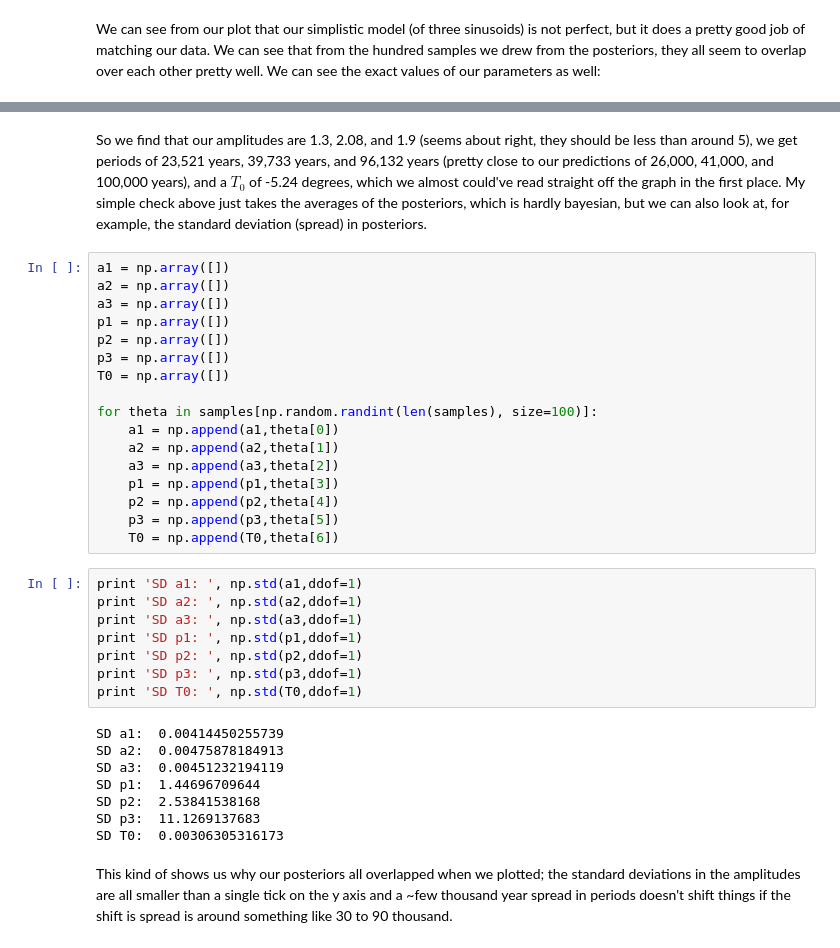
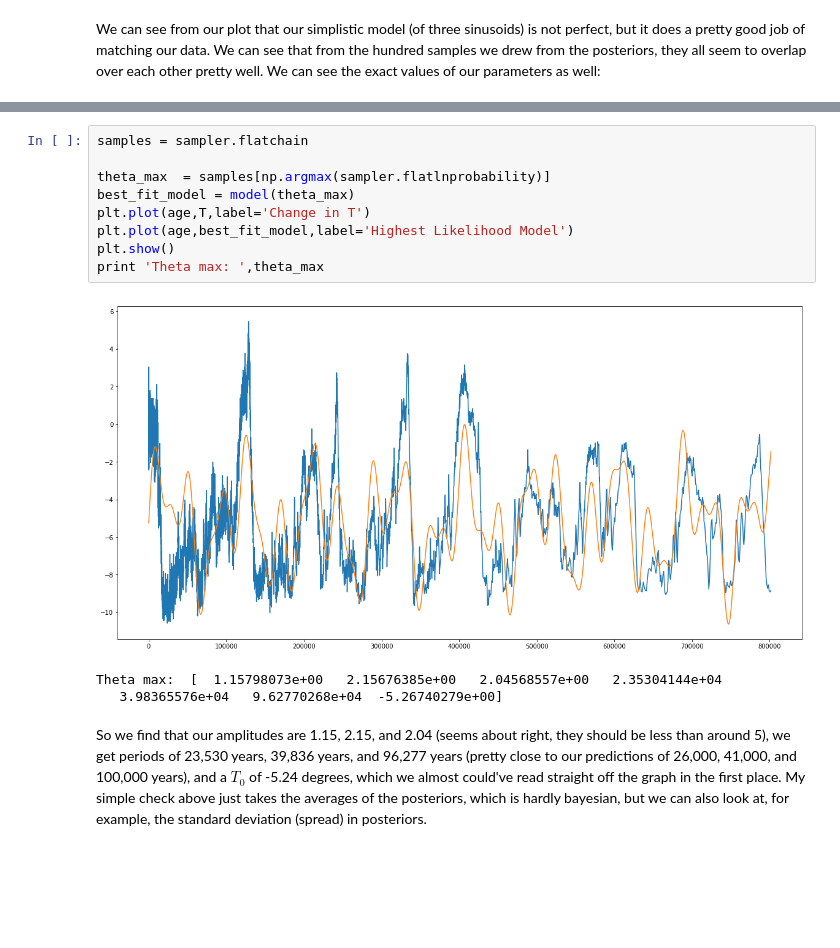
Before and after one commit to prappleizer/prappleizer.github.io, a Jupyter notebook: MCMC.ipynb, the cells around one changed output, grey strips where cells are left out. Drawn from its saved outputs; the diff is of its cells as text; blank space fills up the shorter version.

```diff
--- a/MCMC.ipynb
+++ b/MCMC.ipynb
@@ -152,37 +156,15 @@ print average_theta
+# %%
+samples = sampler.flatchain
+
+theta_max  = samples[np.argmax(sampler.flatlnprobability)]
+best_fit_model = model(theta_max)
+plt.plot(age,T,label='Change in T')
+plt.plot(age,best_fit_model,label='Highest Likelihood Model')
+plt.show()
+print 'Theta max: ',theta_max
+# %% [output]
+[figure, added]
+Theta max:  [  1.15798073e+00   2.15676385e+00   2.04568557e+00   2.35304144e+04
+   3.98365576e+04   9.62770268e+04  -5.26740279e+00]
 # %% [markdown]
-So we find that our amplitudes are 1.3, 2.08, and 1.9 (seems about right, they should be less than around 5), we get periods of 23,521 years, 39,733 years, and 96,132 years (pretty close to our predictions of 26,000, 41,000, and 100,000 years), and a $T_0$ of -5.24 degrees, which we almost could've read straight off the graph in the first place. My simple check above just takes the averages of the posteriors, which is hardly bayesian, but we can also look at, for example, the standard deviation (spread) in posteriors.
+So we find that our amplitudes are 1.15, 2.15, and 2.04 (seems about right, they should be less than around 5), we get periods of 23,530 years, 39,836 years, and 96,277 years (pretty close to our predictions of 26,000, 41,000, and 100,000 years), and a $T_0$ of -5.24 degrees, which we almost could've read straight off the graph in the first place. My simple check above just takes the averages of the posteriors, which is hardly bayesian, but we can also look at, for example, the standard deviation (spread) in posteriors.
-# %%
-a1 = np.array([])
-a2 = np.array([])
-a3 = np.array([])
-p1 = np.array([])
-p2 = np.array([])
-p3 = np.array([])
-T0 = np.array([])
-
-for theta in samples[np.random.randint(len(samples), size=100)]:
-    a1 = np.append(a1,theta[0])
-    a2 = np.append(a2,theta[1])
-    a3 = np.append(a3,theta[2])
-    p1 = np.append(p1,theta[3])
-    p2 = np.append(p2,theta[4])
-    p3 = np.append(p3,theta[5])
-    T0 = np.append(T0,theta[6])
-# %%
-print 'SD a1: ', np.std(a1,ddof=1)
-print 'SD a2: ', np.std(a2,ddof=1)
-print 'SD a3: ', np.std(a3,ddof=1)
-print 'SD p1: ', np.std(p1,ddof=1)
-print 'SD p2: ', np.std(p2,ddof=1)
-print 'SD p3: ', np.std(p3,ddof=1)
-print 'SD T0: ', np.std(T0,ddof=1)
-# %% [output]
-SD a1:  0.00414450255739
-SD a2:  0.00475878184913
-SD a3:  0.00451232194119
-SD p1:  1.44696709644
-SD p2:  2.53841538168
-SD p3:  11.1269137683
-SD T0:  0.00306305316173
-# %% [markdown]
-This kind of shows us why our posteriors all overlapped when we plotted; the standard deviations in the amplitudes are all smaller than a single tick on the y axis and a ~few thousand year spread in periods doesn't shift things if the shift is spread is around something like 30 to 90 thousand.
```
Also changed, not shown: parts of 21 cells of this notebook, 5 other files.
